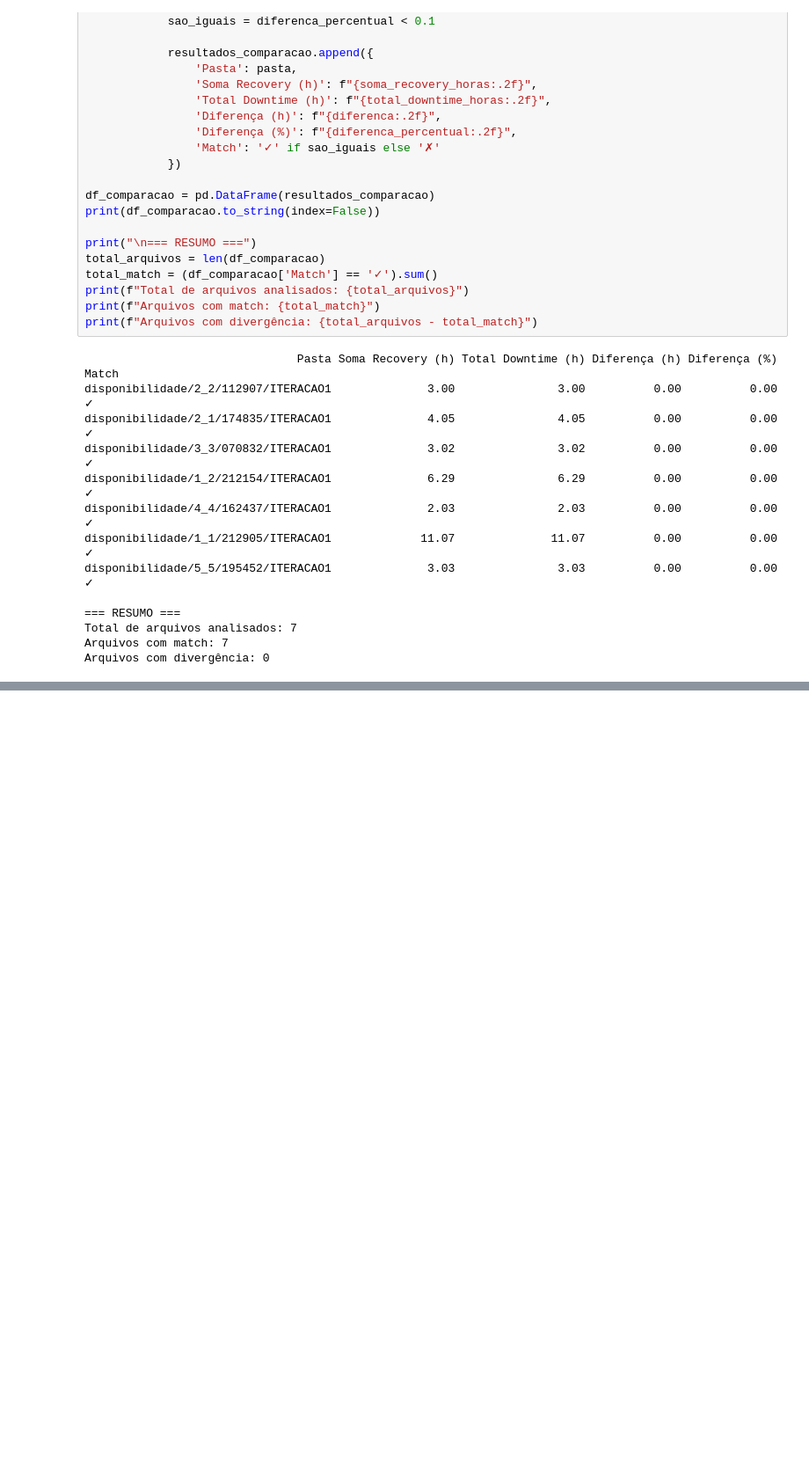
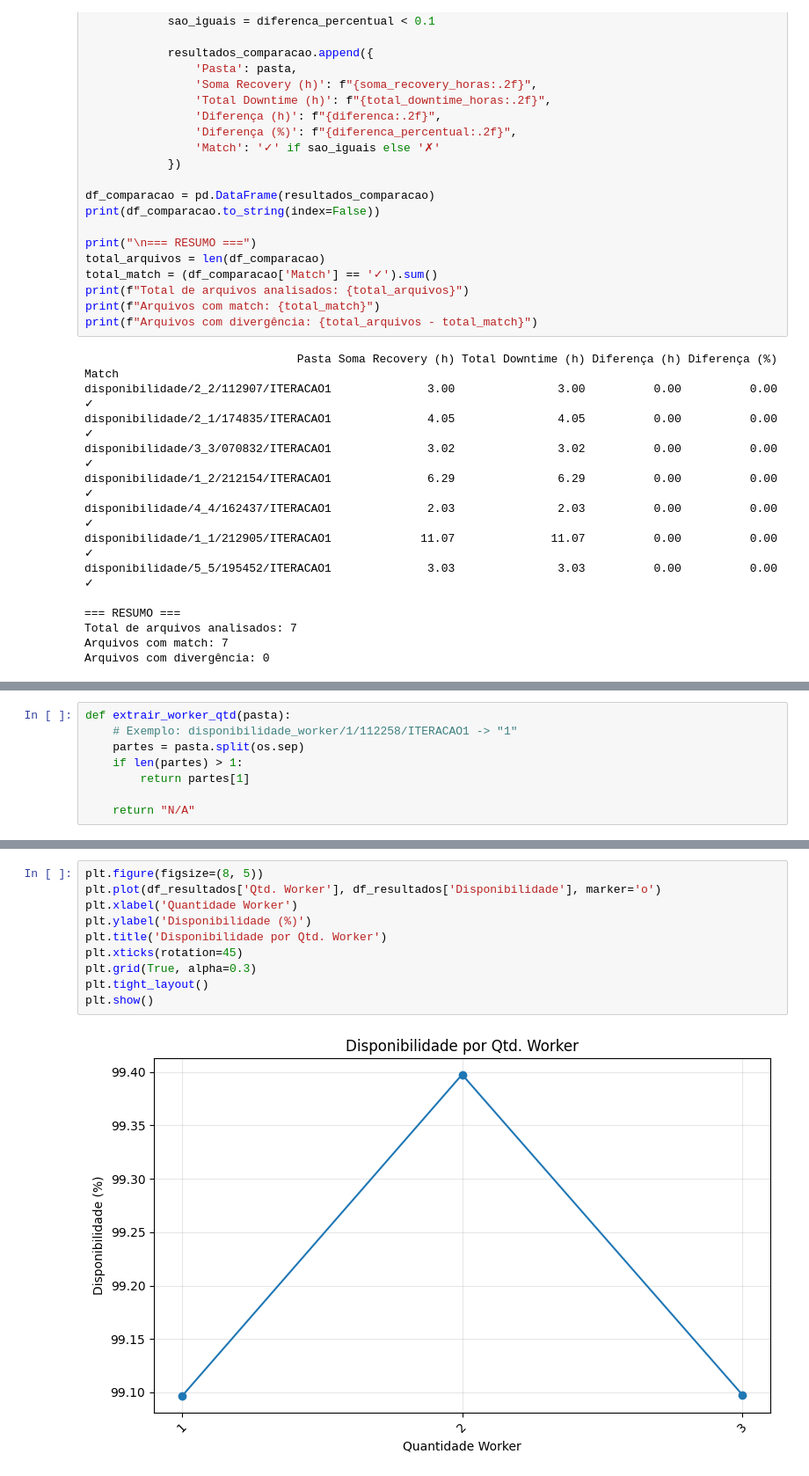
Before and after one commit to JonasCGN/Chaos-K8s, a Jupyter notebook: testes/main.ipynb, the cells around one changed output, grey strips where cells are left out. Shown: that part at 88% size. Cells and saved outputs as stored; diff of their text form; blank space fills up the shorter version.

```diff
--- a/testes/main.ipynb
+++ b/testes/main.ipynb
@@ -484,0 +485,8 @@ Arquivos com divergência: 0
+# %%
+def extrair_worker_qtd(pasta):
+    # Exemplo: disponibilidade_worker/1/112258/ITERACAO1 -> "1"
+    partes = pasta.split(os.sep)
+    if len(partes) > 1:
+        return partes[1]
+
+    return "N/A"
@@ -484,0 +620,12 @@ Arquivos com divergência: 0
+# %%
+plt.figure(figsize=(8, 5))
+plt.plot(df_resultados['Qtd. Worker'], df_resultados['Disponibilidade'], marker='o')
+plt.xlabel('Quantidade Worker')
+plt.ylabel('Disponibilidade (%)')
+plt.title('Disponibilidade por Qtd. Worker')
+plt.xticks(rotation=45)
+plt.grid(True, alpha=0.3)
+plt.tight_layout()
+plt.show()
+# %% [output]
+[figure, added]
```
Also changed, not shown: parts of 10 cells of this notebook, 4 other files.
